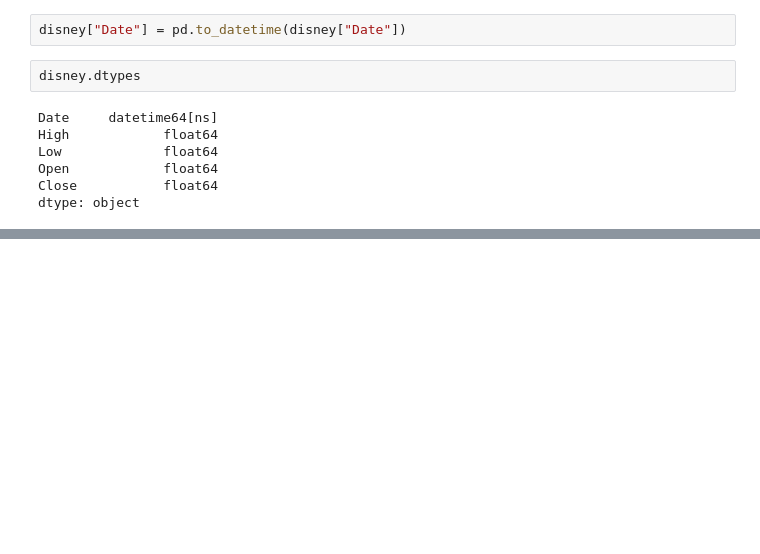
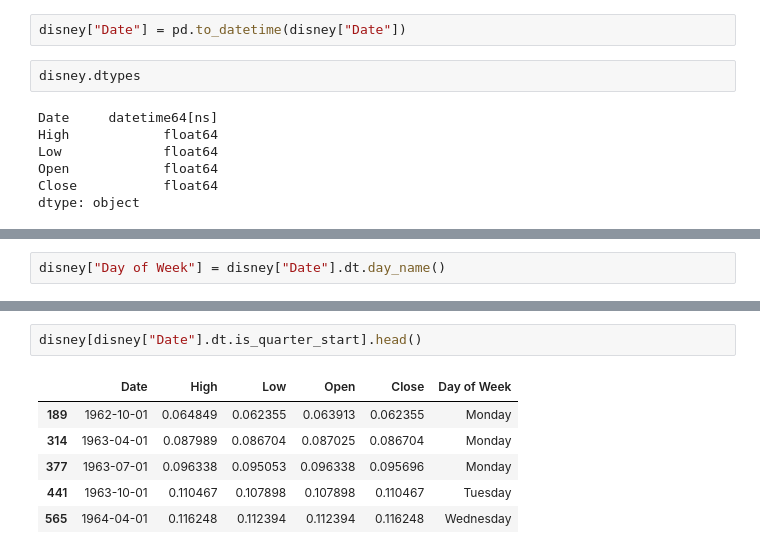
Before and after one commit to ljyGmail/pandas_in_action, a Jupyter notebook: ch11_working_with_dates_and_times.ipynb, the cells around one changed output, grey strips where cells are left out. Saved outputs shown, nothing was run; the diff lists cells and outputs as text; blank space fills up the shorter version.

```diff
--- a/ch11_working_with_dates_and_times.ipynb
+++ b/ch11_working_with_dates_and_times.ipynb
@@ -269,0 +322,2 @@ dtype: object
+# %%
+disney["Day of Week"] = disney["Date"].dt.day_name()
@@ -269,0 +354,9 @@ dtype: object
+# %%
+disney[disney["Date"].dt.is_quarter_start].head()
+# %% [output]
+|  | Date | High | Low | Open | Close | Day of Week |
+| 189 | 1962-10-01 | 0.064849 | 0.062355 | 0.063913 | 0.062355 | Monday |
+| 314 | 1963-04-01 | 0.087989 | 0.086704 | 0.087025 | 0.086704 | Monday |
+| 377 | 1963-07-01 | 0.096338 | 0.095053 | 0.096338 | 0.095696 | Monday |
+| 441 | 1963-10-01 | 0.110467 | 0.107898 | 0.107898 | 0.110467 | Tuesday |
+| 565 | 1964-04-01 | 0.116248 | 0.112394 | 0.112394 | 0.116248 | Wednesday |
```
Also changed, not shown: parts of 17 cells of this notebook.
